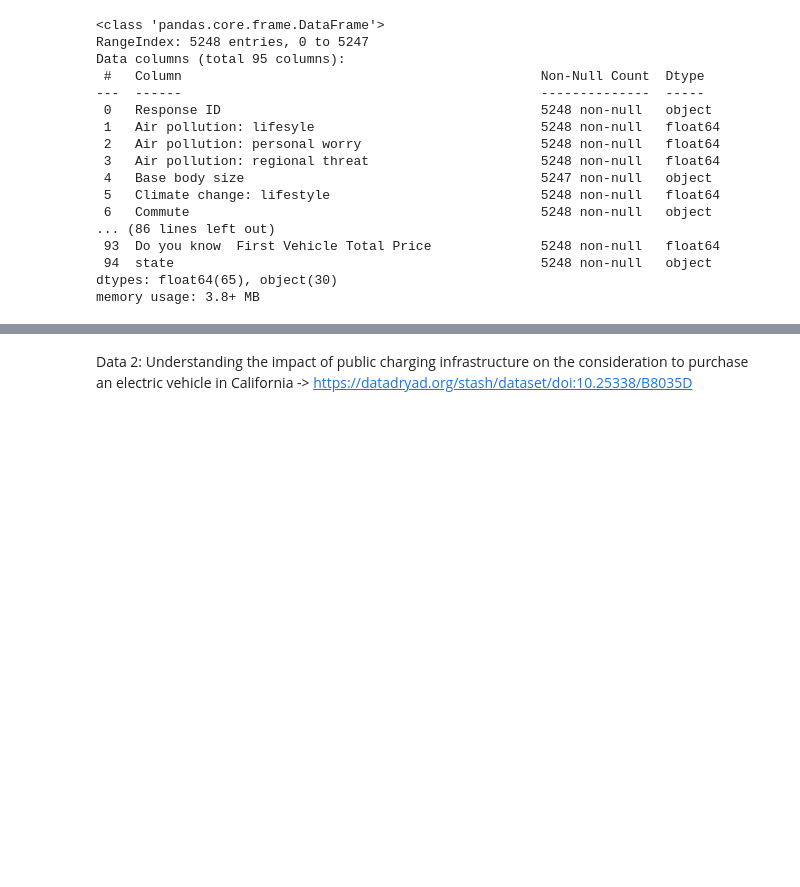
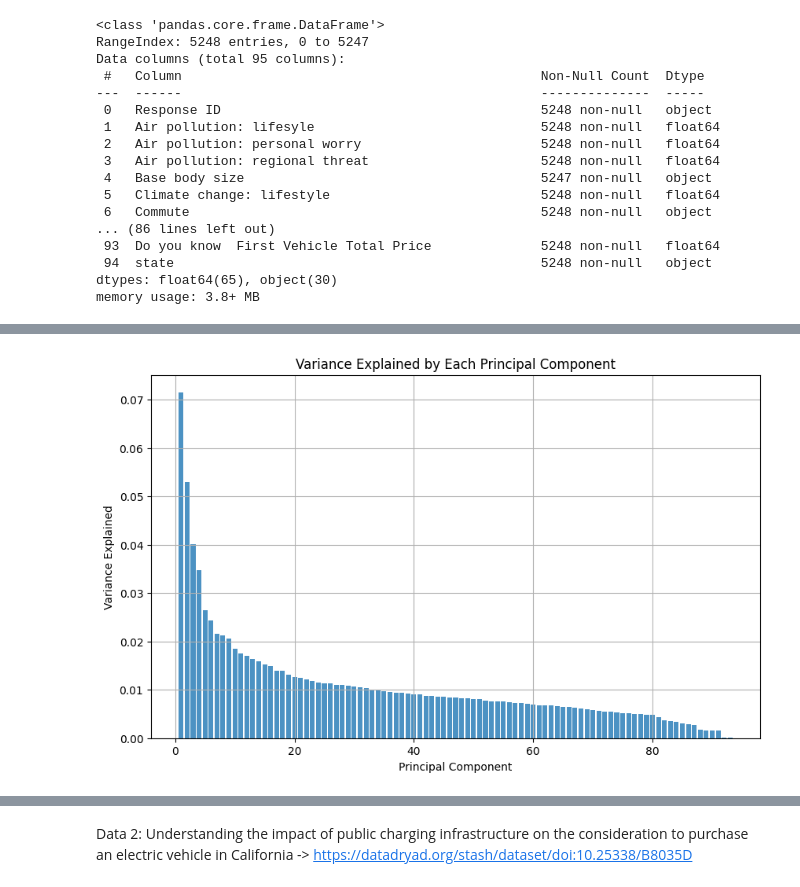
Before and after one commit to kkrusere/EV_Market-Analysis-and-Consumer-Behavior, a Jupyter notebook: data_collection_&_EDA.ipynb, the cells around one changed output, grey strips where cells are left out. Saved outputs shown, nothing was run; the diff lists cells and outputs as text; code cells hidden in the pictures; blank space fills up the shorter version.

```diff
--- a/data_collection_&_EDA.ipynb
+++ b/data_collection_&_EDA.ipynb
@@ -1095,8 +1184,8 @@ from sklearn.preprocessing import StandardScaler, OneHotEncoder
 # Creating a copy the dataset for manipulation
 merged_dataset_copy = merged_dataset.copy()
 
-numerical_cols = merged_dataset.select_dtypes(include=['int', 'float']).columns.tolist()
-categorical_cols = merged_dataset.select_dtypes(include=['object']).drop(columns=['Response ID']).columns.tolist()
+numerical_cols = merged_dataset.select_dtypes(include=['int', 'float']).drop(columns= non_null_numerical_cols).columns.tolist()
+categorical_cols = merged_dataset.select_dtypes(include=['object']).drop(columns=non_null_categorical_cols).columns.tolist()
 
 
 # One-hot encoding for categorical variables
@@ -1147,0 +1407,10 @@ memory usage: 3.8+ MB
+# %%
+plt.figure(figsize=(10, 6))
+plt.bar(range(1, len(explained_variance_ratio) + 1), explained_variance_ratio, alpha=0.8)
+plt.xlabel('Principal Component')
+plt.ylabel('Variance Explained')
+plt.title('Variance Explained by Each Principal Component')
+plt.grid(True)
+plt.show()
+# %% [output]
+[figure, added]
```
Also changed, not shown: parts of 34 cells of this notebook.
